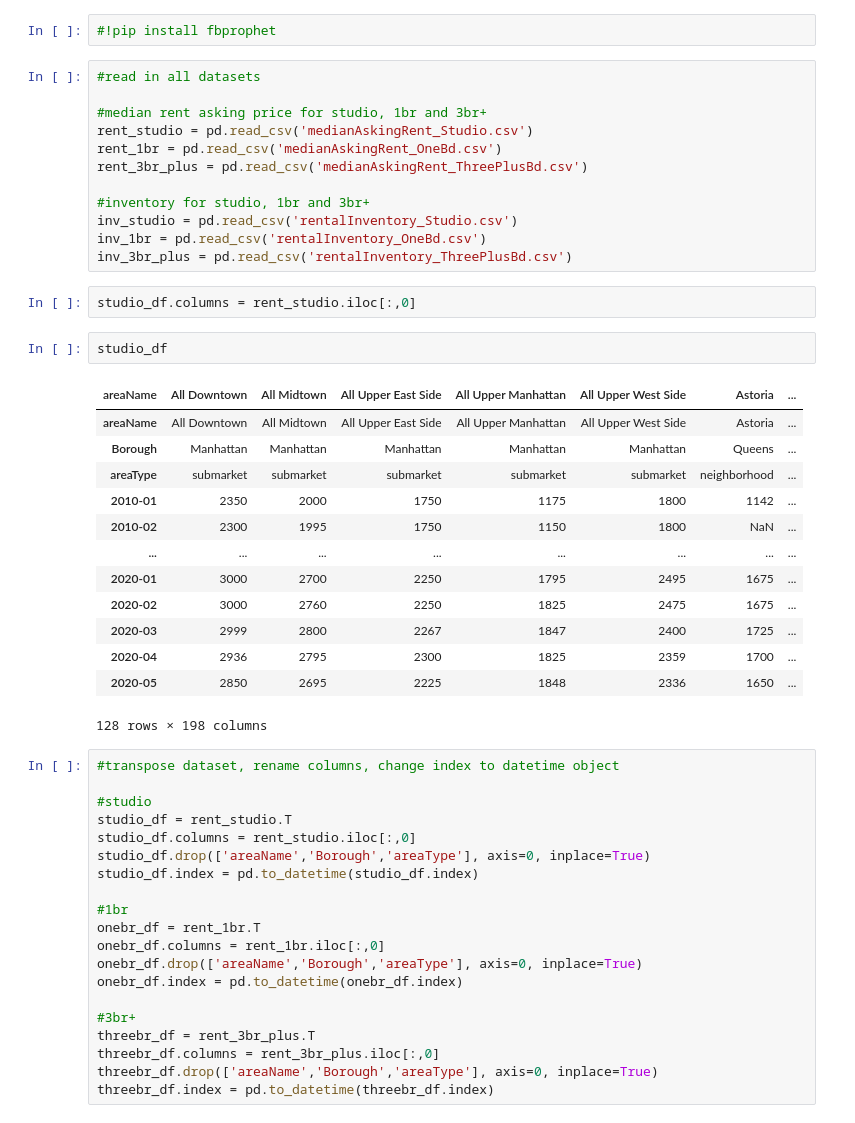
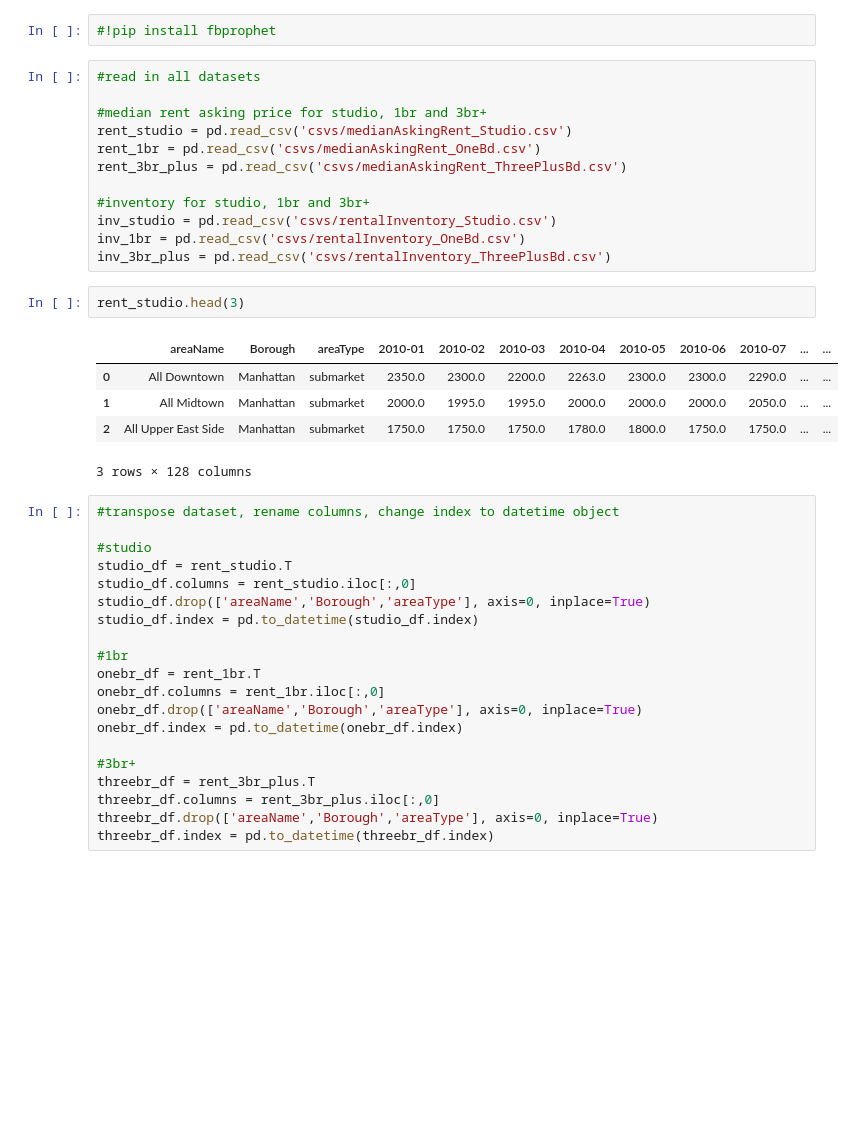
Before and after one commit to jbuenaseda/streeteasy_time_series, a Jupyter notebook: index.ipynb, the cells around one changed output. Drawn from its saved outputs; the diff is of its cells as text; blank space fills up the shorter version.

```diff
--- a/index.ipynb
+++ b/index.ipynb
@@ -22,32 +22,22 @@ import seaborn as sns
 #read in all datasets
 
 #median rent asking price for studio, 1br and 3br+
-rent_studio = pd.read_csv('medianAskingRent_Studio.csv')
-rent_1br = pd.read_csv('medianAskingRent_OneBd.csv')
-rent_3br_plus = pd.read_csv('medianAskingRent_ThreePlusBd.csv')
+rent_studio = pd.read_csv('csvs/medianAskingRent_Studio.csv')
+rent_1br = pd.read_csv('csvs/medianAskingRent_OneBd.csv')
+rent_3br_plus = pd.read_csv('csvs/medianAskingRent_ThreePlusBd.csv')
 
 #inventory for studio, 1br and 3br+
-inv_studio = pd.read_csv('rentalInventory_Studio.csv')
-inv_1br = pd.read_csv('rentalInventory_OneBd.csv')
-inv_3br_plus = pd.read_csv('rentalInventory_ThreePlusBd.csv')
+inv_studio = pd.read_csv('csvs/rentalInventory_Studio.csv')
+inv_1br = pd.read_csv('csvs/rentalInventory_OneBd.csv')
+inv_3br_plus = pd.read_csv('csvs/rentalInventory_ThreePlusBd.csv')
-# %%
-studio_df.columns = rent_studio.iloc[:,0]
-# %%
-studio_df
-# %% [output]
-| areaName | All Downtown | All Midtown | All Upper East Side | All Upper Manhattan | All Upper West Side | Astoria | ... |
-| areaName | All Downtown | All Midtown | All Upper East Side | All Upper Manhattan | All Upper West Side | Astoria | ... |
-| Borough | Manhattan | Manhattan | Manhattan | Manhattan | Manhattan | Queens | ... |
-| areaType | submarket | submarket | submarket | submarket | submarket | neighborhood | ... |
-| 2010-01 | 2350 | 2000 | 1750 | 1175 | 1800 | 1142 | ... |
-| 2010-02 | 2300 | 1995 | 1750 | 1150 | 1800 | NaN | ... |
-| ... | ... | ... | ... | ... | ... | ... | ... |
-| 2020-01 | 3000 | 2700 | 2250 | 1795 | 2495 | 1675 | ... |
-| 2020-02 | 3000 | 2760 | 2250 | 1825 | 2475 | 1675 | ... |
-| 2020-03 | 2999 | 2800 | 2267 | 1847 | 2400 | 1725 | ... |
-| 2020-04 | 2936 | 2795 | 2300 | 1825 | 2359 | 1700 | ... |
-| 2020-05 | 2850 | 2695 | 2225 | 1848 | 2336 | 1650 | ... |
-128 rows × 198 columns
+# %%
+rent_studio.head(3)
+# %% [output]
+|  | areaName | Borough | areaType | 2010-01 | 2010-02 | 2010-03 | 2010-04 | 2010-05 | 2010-06 | 2010-07 | ... | ... |
+| 0 | All Downtown | Manhattan | submarket | 2350.0 | 2300.0 | 2200.0 | 2263.0 | 2300.0 | 2300.0 | 2290.0 | ... | ... |
+| 1 | All Midtown | Manhattan | submarket | 2000.0 | 1995.0 | 1995.0 | 2000.0 | 2000.0 | 2000.0 | 2050.0 | ... | ... |
+| 2 | All Upper East Side | Manhattan | submarket | 1750.0 | 1750.0 | 1750.0 | 1780.0 | 1800.0 | 1750.0 | 1750.0 | ... | ... |
+3 rows × 128 columns
 # %%
 #transpose dataset, rename columns, change index to datetime object
 
```
Also changed, not shown: 1 other file.
